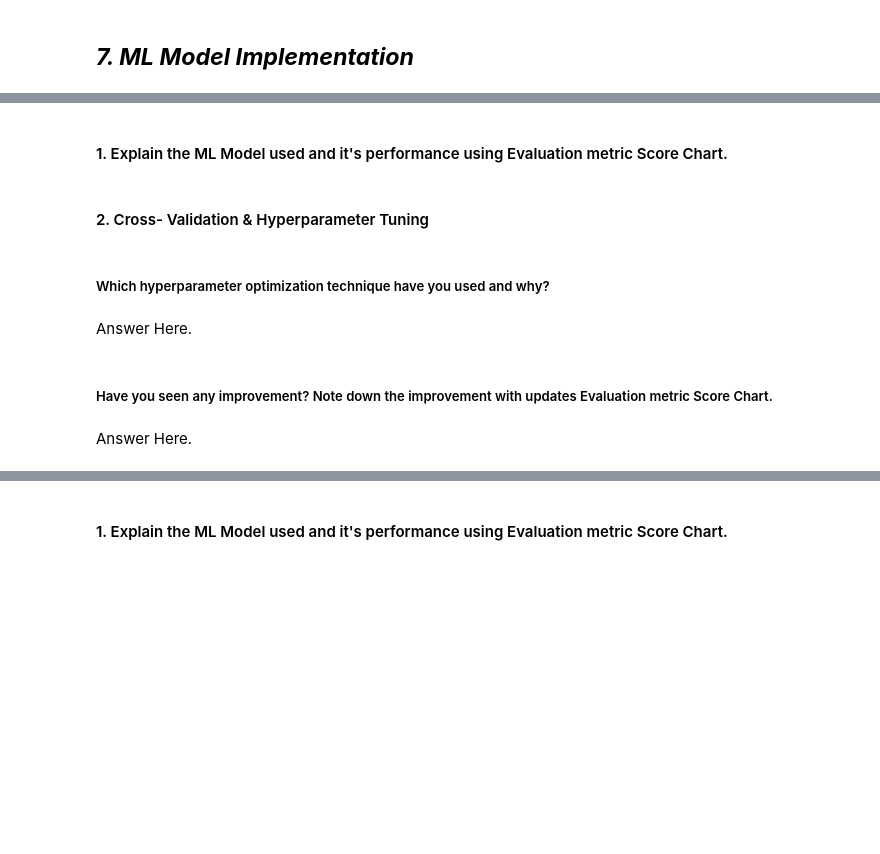
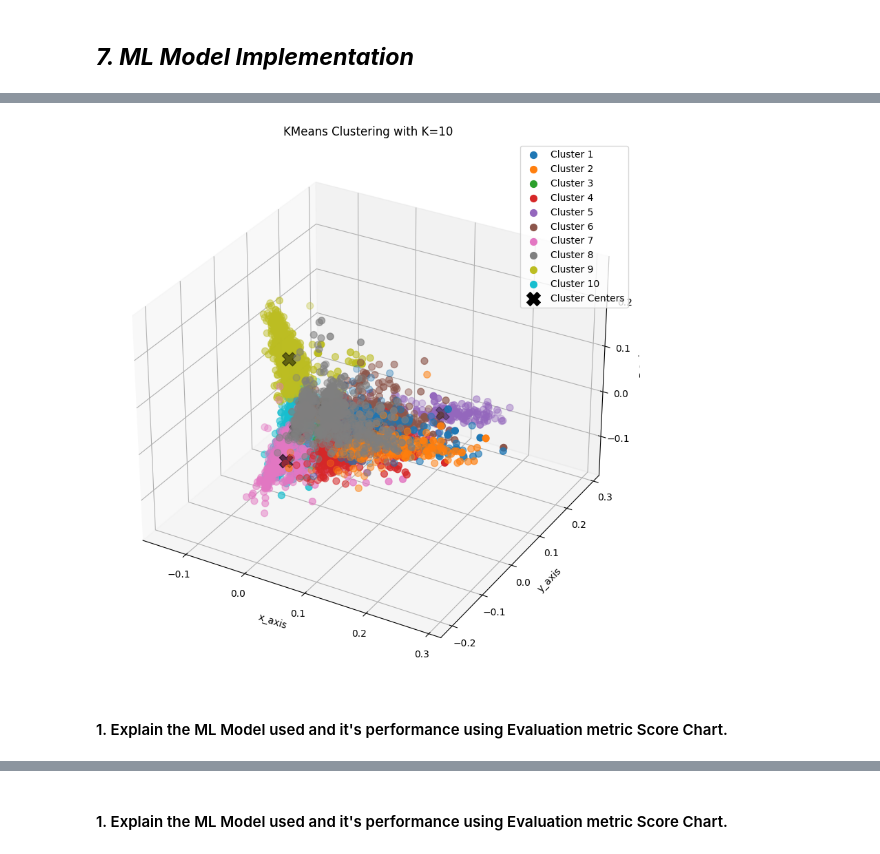
Before and after one commit to dhar9571/Capstone-Project-Unsupervised-ML---Netflix-Dataset, a Jupyter notebook: Capstone_Project_Unsupervised_ML_Netflix_Dataset.ipynb, the cells around one changed output, grey strips where cells are left out. Saved outputs shown, nothing was run; the diff lists cells and outputs as text; code cells hidden in the pictures; blank space fills up the shorter version.

```diff
--- a/Capstone_Project_Unsupervised_ML_Netflix_Dataset.ipynb
+++ b/Capstone_Project_Unsupervised_ML_Netflix_Dataset.ipynb
@@ -1327,2 +1386,27 @@ Answer Here.
+# %%
+# 3D Visualization of the clustered data
+fig = plt.figure(figsize=(25, 10))
+ax = fig.add_subplot(111, projection='3d')
+
+# Scatter plot for each cluster
+for cluster_label in range(best_k):
+    ax.scatter(x_transformed[labels == cluster_label, 0],
+               x_transformed[labels == cluster_label, 1],
+               x_transformed[labels == cluster_label, 2],
+               label=f'Cluster {cluster_label + 1}', cmap='rainbow', s=50)
+
+# Scatter plot for cluster centers
+ax.scatter(cluster_centers[:, 0], cluster_centers[:, 1], cluster_centers[:, 2],
+           marker='X', s=200, c='black', label='Cluster Centers')
+
+ax.set_xlabel('x_axis')
+ax.set_ylabel('y_axis')
+ax.set_zlabel('z_axis')
+ax.set_title(f'KMeans Clustering with K={best_k}')
+ax.legend()
+
+plt.show()
+# %% [output]
+[figure, added]
 # %% [markdown]
 #### 1. Explain the ML Model used and it's performance using Evaluation metric Score Chart.
@@ -1331,2 +1412,0 @@ Answer Here.
-# %% [markdown]
-#### 2. Cross- Validation & Hyperparameter Tuning
@@ -1339,8 +1412,0 @@ Answer Here.
-# %% [markdown]
-##### Which hyperparameter optimization technique have you used and why?
-# %% [markdown]
-Answer Here.
-# %% [markdown]
-##### Have you seen any improvement? Note down the improvement with updates Evaluation metric Score Chart.
-# %% [markdown]
-Answer Here.
```
Also changed, not shown: parts of 33 cells of this notebook.
